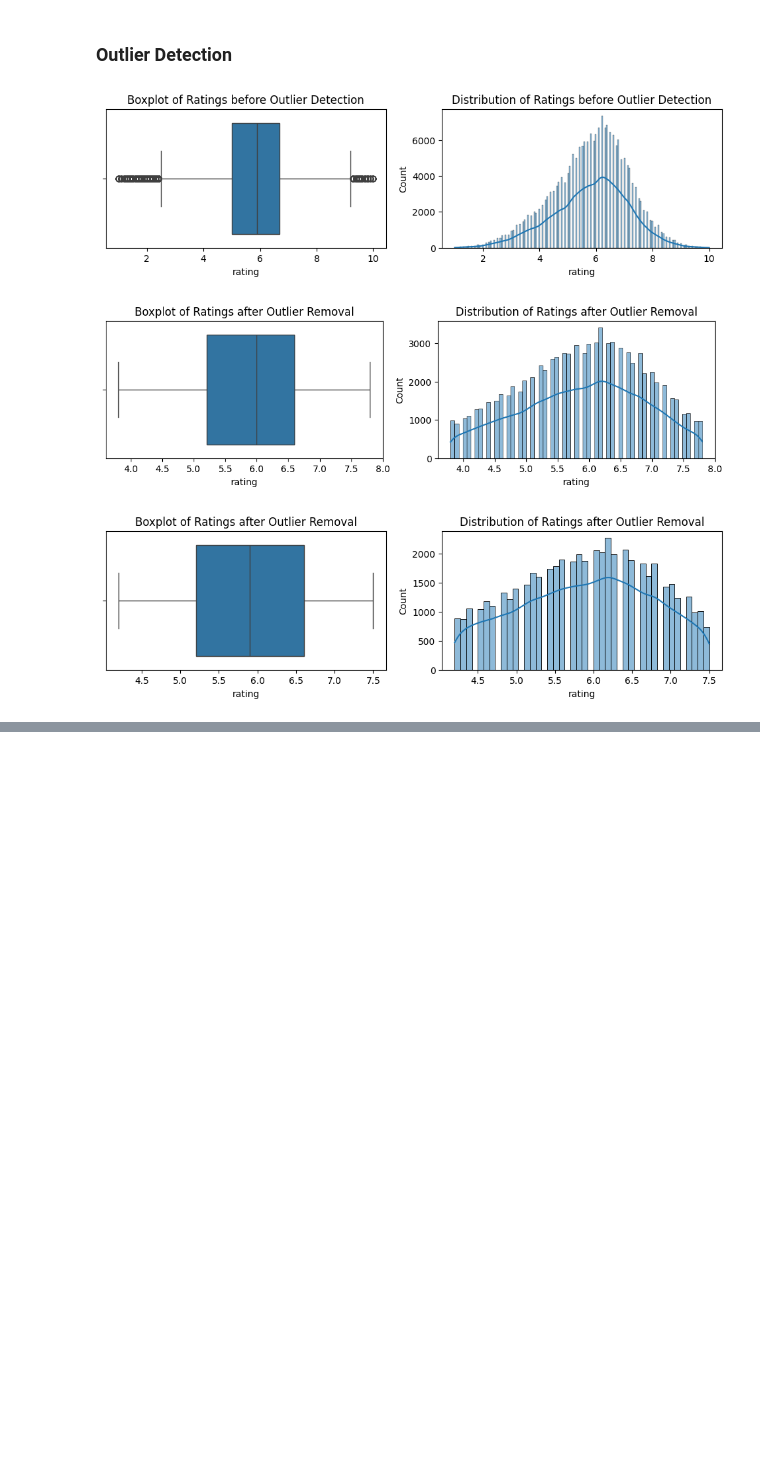
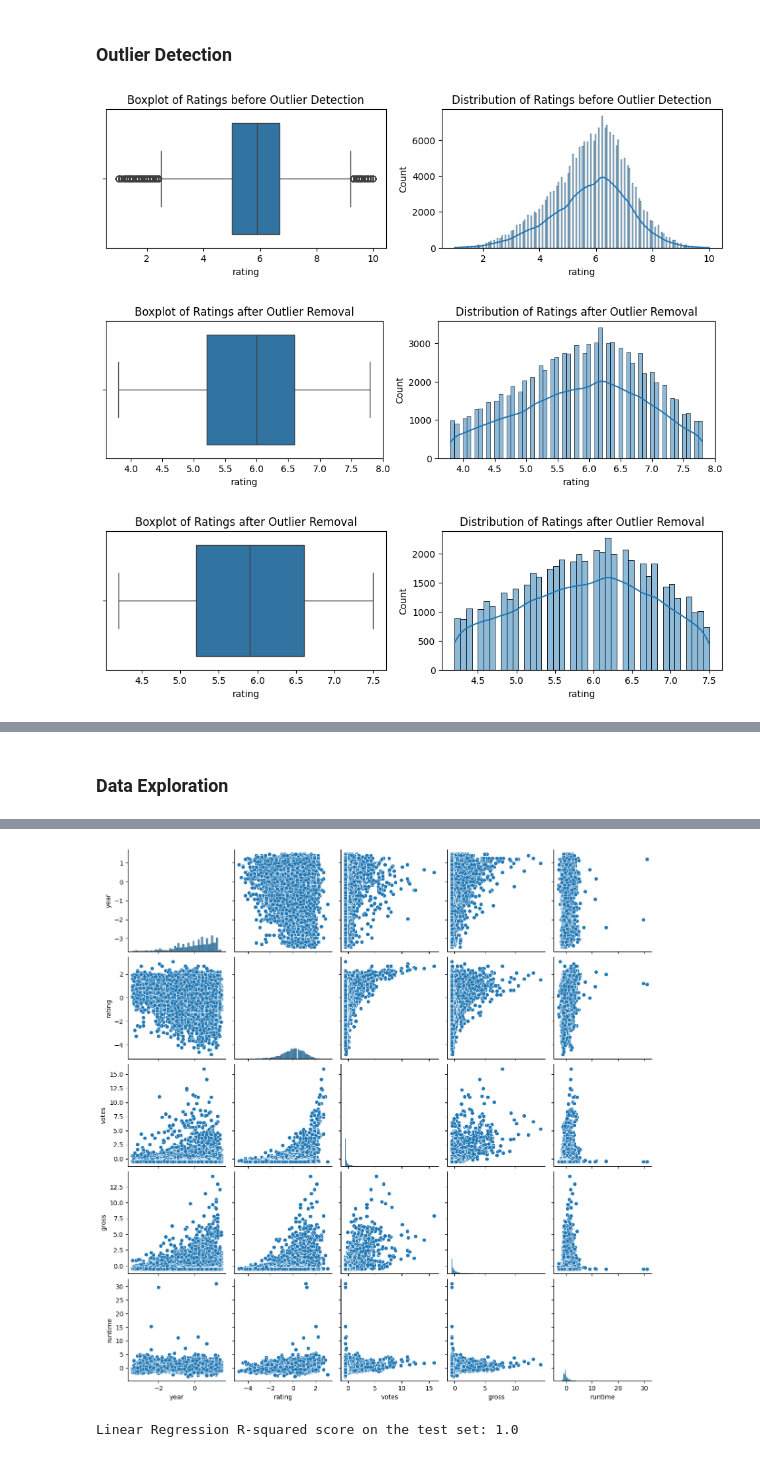
Before and after one commit to fisinik/imdb-movies-dataset-analysis-and-visualization, a Jupyter notebook: data-preprocessing/main.ipynb, the cells around one changed output, grey strips where cells are left out. Cells and saved outputs as stored; diff of their text form; code cells hidden in the pictures; blank space fills up the shorter version.

Commit message:
add data exploration

```diff
--- a/data-preprocessing/main.ipynb
+++ b/data-preprocessing/main.ipynb
@@ -213,6 +213,9 @@ The genre with the most top 1 placings throughout the years is: thriller
 import numpy as np
 import matplotlib.pyplot as plt
 import seaborn as sns
+
+# remove null values
+all_movie_genres = all_movie_genres[all_movie_genres['rating'].notnull()]
 
 # Visualize the distribution of 'rating' before outlier detection
 plt.figure(figsize=(12, 6))
@@ -272,0 +345,65 @@ plt.show()
+# %% [markdown]
+### Data Exploration
+# %%
+import numpy as np
+import pandas as pd
+import matplotlib.pyplot as plt
+import seaborn as sns
+from sklearn.model_selection import train_test_split
+from sklearn.preprocessing import StandardScaler
+from sklearn.linear_model import LinearRegression
+
+
+# Display the first 20 rows
+print("Print the first 20 rows of the dataset:")
+print(all_movie_genres.head(20))
+print('\n')
+
+# Display general information about the dataset
+print("Dataset information:")
+print(all_movie_genres.info())
+print('\n')
+
+# Handling Missing Data (if any)
+# For simplicity, let's drop rows with missing values for this example
+all_movie_genres.dropna(inplace=True)
+
+# Data Cleaning (if needed)
+# This step may involve correcting errors, removing duplicates, etc.
+# convert runtime to numeric (e.x. 140 min to 140)
+all_movie_genres['runtime'] = all_movie_genres['runtime'].str.split().str[0]
+all_movie_genres['runtime'] = pd.to_numeric(all_movie_genres['runtime'])
+
+# Standardization of Numeric Features
+numeric_features = ['year', 'rating', 'votes', 'gross', 'runtime']
+scaler = StandardScaler()
+all_movie_genres[numeric_features] = scaler.fit_transform(all_movie_genres[numeric_features])
+
+# Outlier Detection (assuming you've already done this for 'rating')
+# You can adapt the outlier detection code for other numeric features if needed
+
+# Explore and visualize relationships between variables (multivariate analysis)
+# For simplicity, let's create a pair plot using Seaborn
+sns.pairplot(all_movie_genres[numeric_features])
+plt.show()
+
+# Create feature X and target y
+X = all_movie_genres.drop(['movie', 'director', 'star', 'gross', 'genre'], axis=1)
+y = all_movie_genres['rating']
+
+# Train-test split
+X_train, X_test, y_train, y_test = train_test_split(X, y, test_size=0.33, random_state=101, shuffle=True)
+
+# Standardize features
+scaler = StandardScaler()
+scaled_X_train = scaler.fit_transform(X_train)
+scaled_X_test = scaler.transform(X_test)
+
+# Linear Regression
+model = LinearRegression()
+model.fit(scaled_X_train, y_train)
+
+# Evaluate the model on the test set
+score = model.score(scaled_X_test, y_test)
+print("Linear Regression R-squared score on the test set:", score)
+# %% [output]
@@ -272,0 +427,2 @@ plt.show()
+[figure, added]
+Linear Regression R-squared score on the test set: 1.0
```
Also changed, not shown: parts of 6 cells of this notebook.
